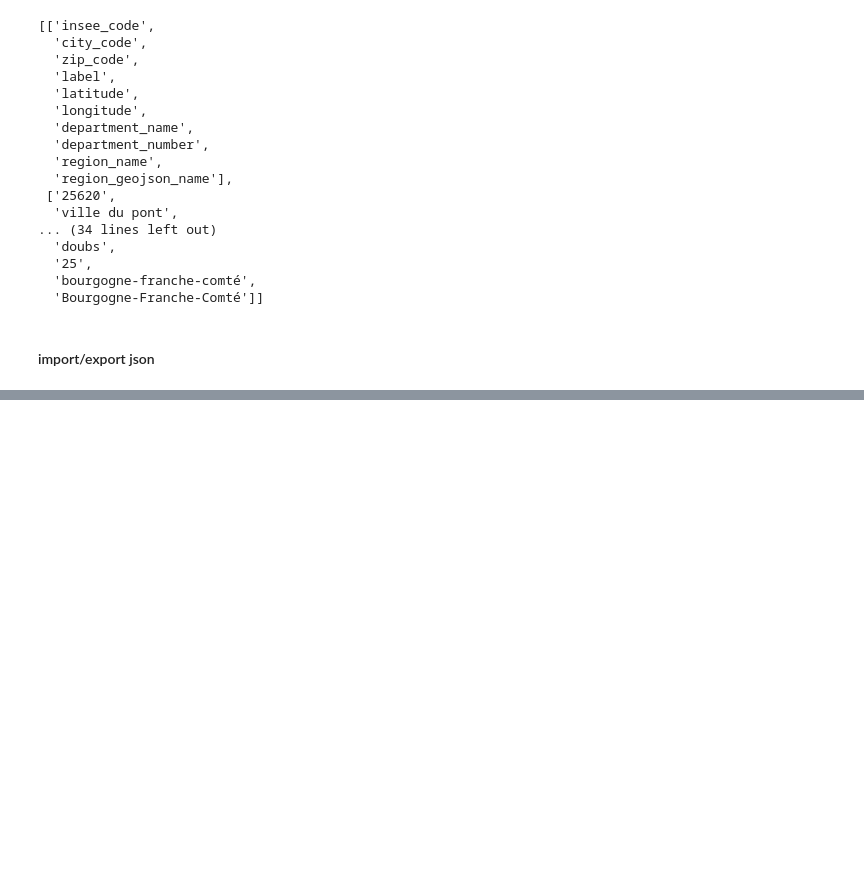
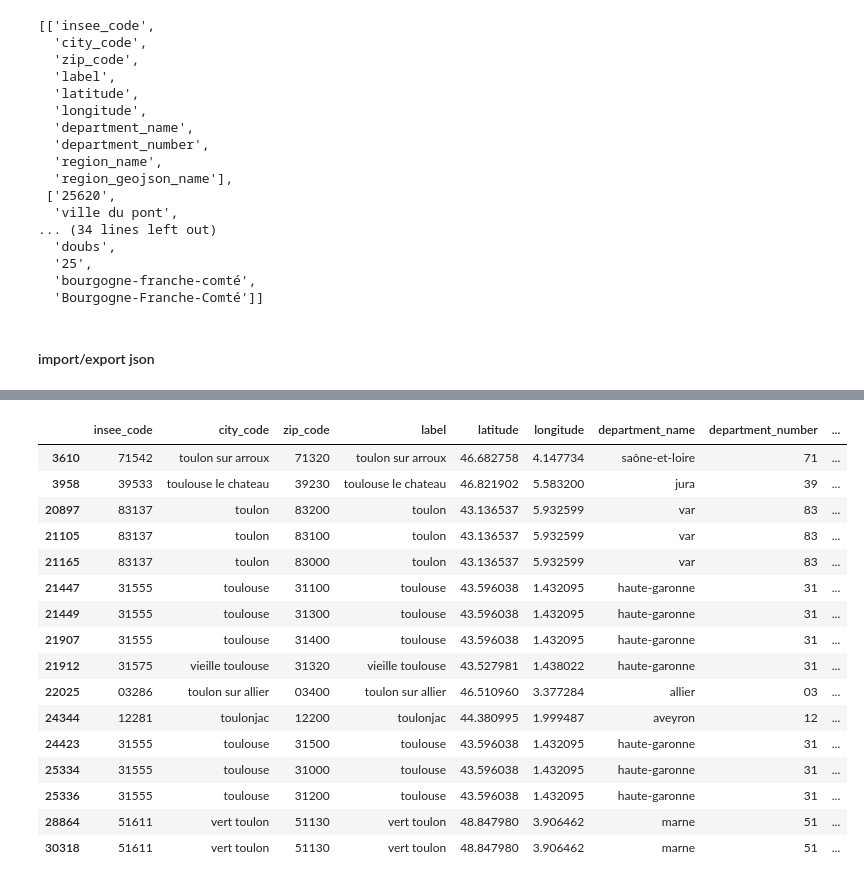
Before and after one commit to matthcol/python202402, a Jupyter notebook: Files/files.ipynb, the cells around one changed output, grey strips where cells are left out. Saved outputs shown, nothing was run; the diff lists cells and outputs as text; code cells hidden in the pictures; blank space fills up the shorter version.

```diff
--- a/Files/files.ipynb
+++ b/Files/files.ipynb
@@ -395,0 +488,20 @@ Type:      method
+# %%
+dfCities[dfCities.label.str.contains(r"toulo.?[ns]")]
+# %% [output]
+|  | insee_code | city_code | zip_code | label | latitude | longitude | department_name | department_number | ... |
+| 3610 | 71542 | toulon sur arroux | 71320 | toulon sur arroux | 46.682758 | 4.147734 | saône-et-loire | 71 | ... |
+| 3958 | 39533 | toulouse le chateau | 39230 | toulouse le chateau | 46.821902 | 5.583200 | jura | 39 | ... |
+| 20897 | 83137 | toulon | 83200 | toulon | 43.136537 | 5.932599 | var | 83 | ... |
+| 21105 | 83137 | toulon | 83100 | toulon | 43.136537 | 5.932599 | var | 83 | ... |
+| 21165 | 83137 | toulon | 83000 | toulon | 43.136537 | 5.932599 | var | 83 | ... |
+| 21447 | 31555 | toulouse | 31100 | toulouse | 43.596038 | 1.432095 | haute-garonne | 31 | ... |
+| 21449 | 31555 | toulouse | 31300 | toulouse | 43.596038 | 1.432095 | haute-garonne | 31 | ... |
+| 21907 | 31555 | toulouse | 31400 | toulouse | 43.596038 | 1.432095 | haute-garonne | 31 | ... |
+| 21912 | 31575 | vieille toulouse | 31320 | vieille toulouse | 43.527981 | 1.438022 | haute-garonne | 31 | ... |
+| 22025 | 03286 | toulon sur allier | 03400 | toulon sur allier | 46.510960 | 3.377284 | allier | 03 | ... |
+| 24344 | 12281 | toulonjac | 12200 | toulonjac | 44.380995 | 1.999487 | aveyron | 12 | ... |
+| 24423 | 31555 | toulouse | 31500 | toulouse | 43.596038 | 1.432095 | haute-garonne | 31 | ... |
+| 25334 | 31555 | toulouse | 31000 | toulouse | 43.596038 | 1.432095 | haute-garonne | 31 | ... |
+| 25336 | 31555 | toulouse | 31200 | toulouse | 43.596038 | 1.432095 | haute-garonne | 31 | ... |
+| 28864 | 51611 | vert toulon | 51130 | vert toulon | 48.847980 | 3.906462 | marne | 51 | ... |
+| 30318 | 51611 | vert toulon | 51130 | vert toulon | 48.847980 | 3.906462 | marne | 51 | ... |
```
Also changed, not shown: parts of 23 cells of this notebook.
